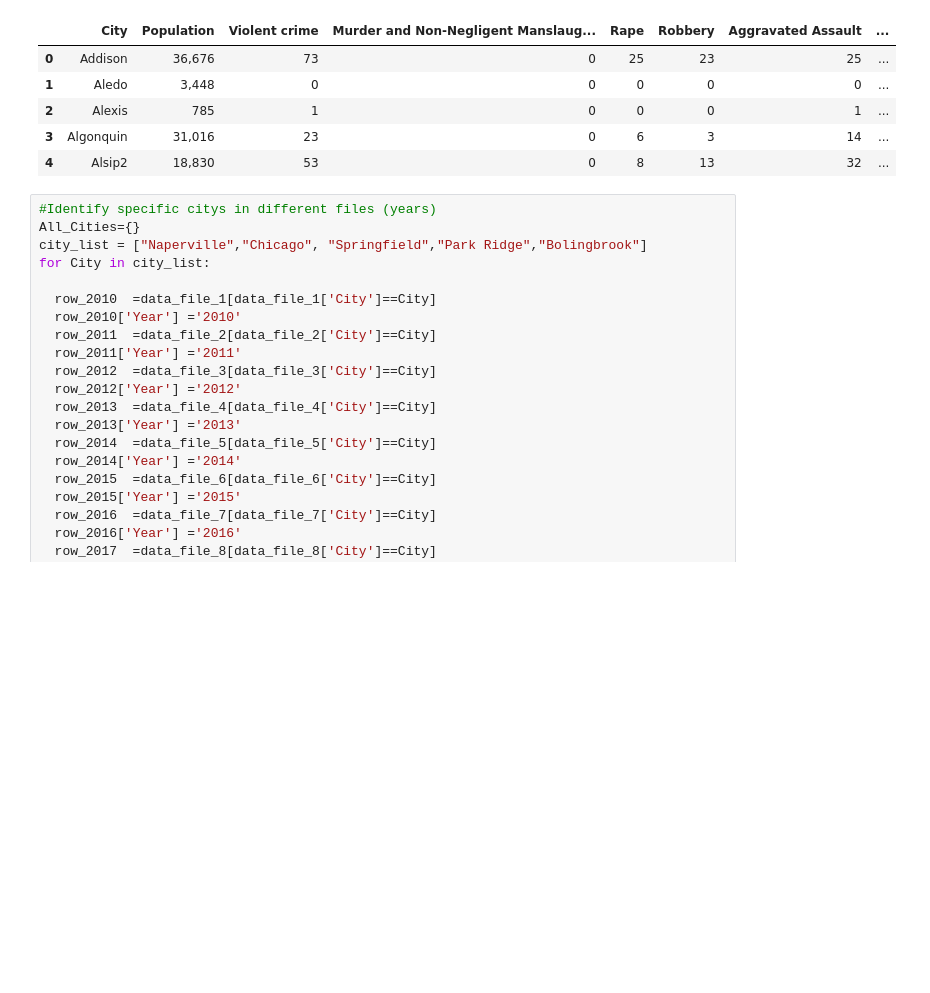
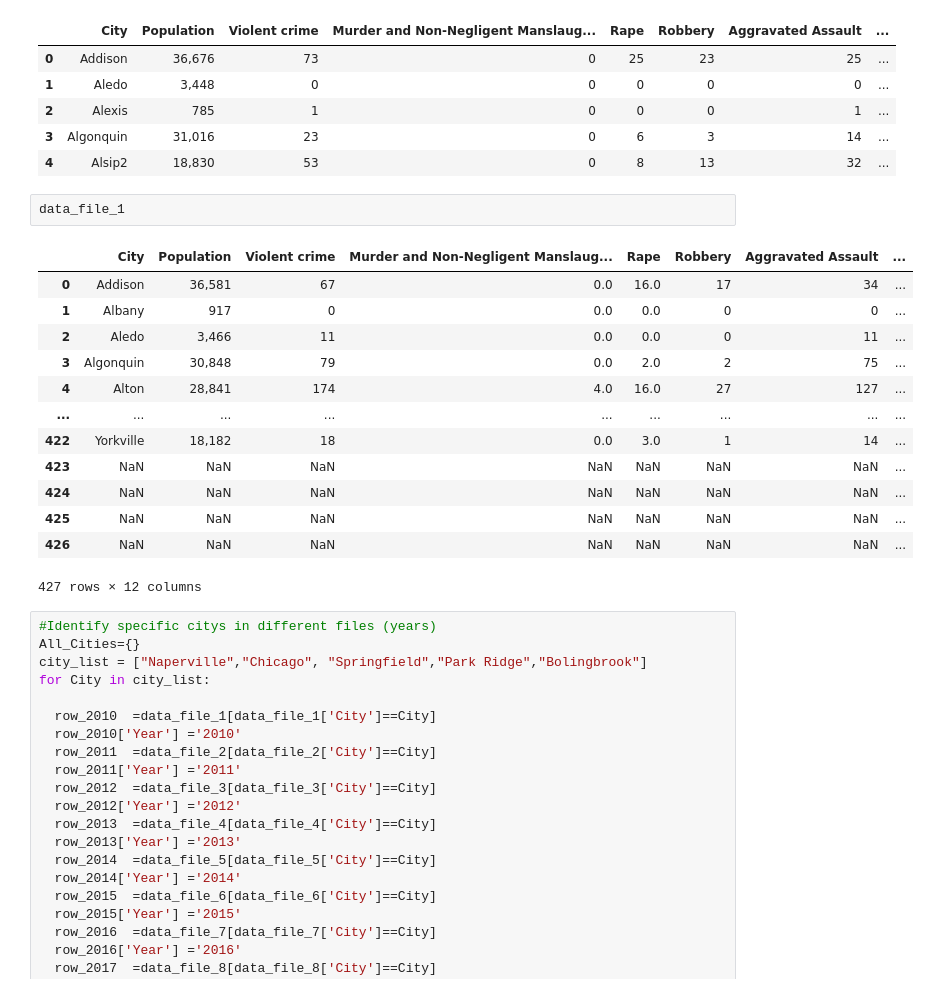
Before and after one commit to Expopanda/Project_1, a Jupyter notebook: shunjiaanalysis.ipynb, the cells around one changed output. Cells and saved outputs as stored; diff of their text form; blank space fills up the shorter version.

```diff
--- a/shunjiaanalysis.ipynb
+++ b/shunjiaanalysis.ipynb
@@ -51,6 +53,22 @@ data_file_10.head()
 | 2 | Alexis | 785 | 1 | 0 | 0 | 0 | 1 | ... |
 | 3 | Algonquin | 31,016 | 23 | 0 | 6 | 3 | 14 | ... |
 | 4 | Alsip2 | 18,830 | 53 | 0 | 8 | 13 | 32 | ... |
+# %%
+data_file_1
+# %% [output]
+|  | City | Population | Violent crime | Murder and Non-Negligent Manslaug... | Rape | Robbery | Aggravated Assault | ... |
+| 0 | Addison | 36,581 | 67 | 0.0 | 16.0 | 17 | 34 | ... |
+| 1 | Albany | 917 | 0 | 0.0 | 0.0 | 0 | 0 | ... |
+| 2 | Aledo | 3,466 | 11 | 0.0 | 0.0 | 0 | 11 | ... |
+| 3 | Algonquin | 30,848 | 79 | 0.0 | 2.0 | 2 | 75 | ... |
+| 4 | Alton | 28,841 | 174 | 4.0 | 16.0 | 27 | 127 | ... |
+| ... | ... | ... | ... | ... | ... | ... | ... | ... |
+| 422 | Yorkville | 18,182 | 18 | 0.0 | 3.0 | 1 | 14 | ... |
+| 423 | NaN | NaN | NaN | NaN | NaN | NaN | NaN | ... |
+| 424 | NaN | NaN | NaN | NaN | NaN | NaN | NaN | ... |
+| 425 | NaN | NaN | NaN | NaN | NaN | NaN | NaN | ... |
+| 426 | NaN | NaN | NaN | NaN | NaN | NaN | NaN | ... |
+427 rows × 12 columns
 # %%
 #Identify specific citys in different files (years)
 All_Cities={}
```
Also changed, not shown: parts of 14 cells of this notebook, 5 other files.
